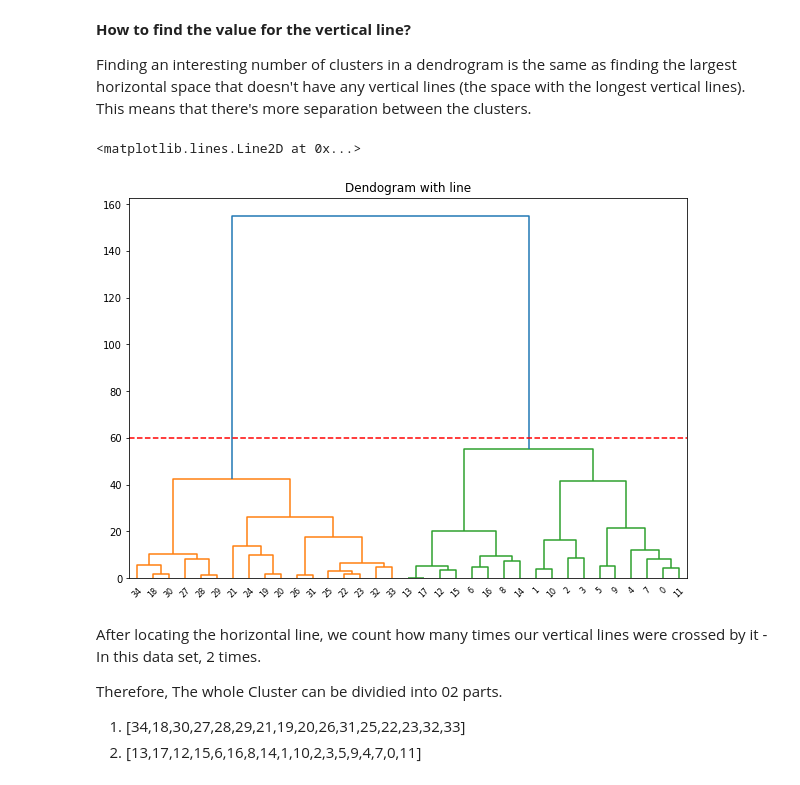
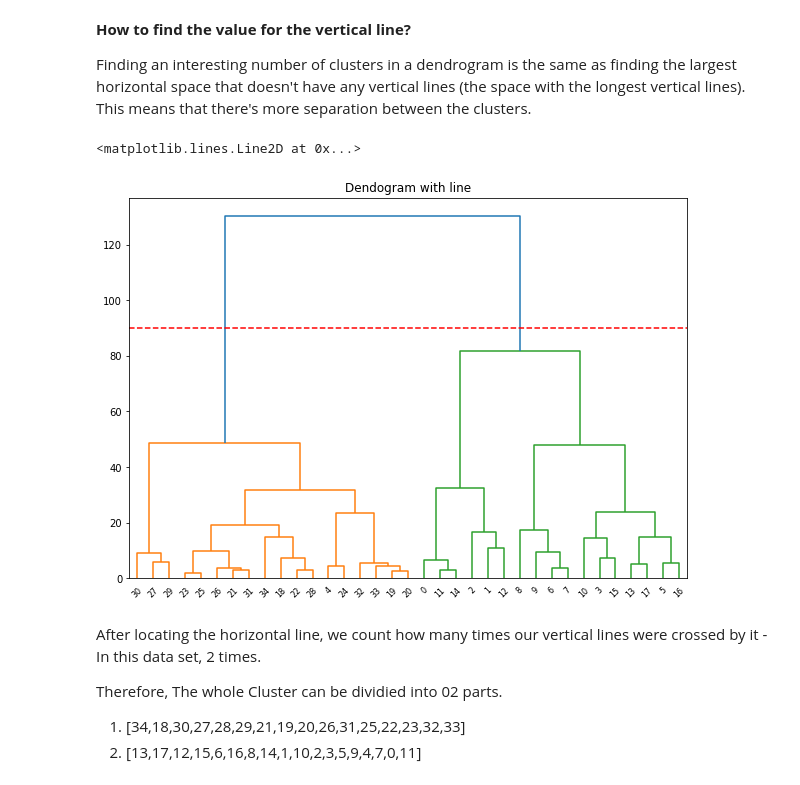
Before and after one commit to ThushanDodanwela/Clustering--Divisive, a Jupyter notebook: Divisive_Clustering.ipynb, the cells around one changed output. Saved outputs shown, nothing was run; the diff lists cells and outputs as text; code cells hidden in the pictures.

```diff
--- a/Divisive_Clustering.ipynb
+++ b/Divisive_Clustering.ipynb
@@ -14,9 +14,9 @@
 *   Dictionary name can be used as 'std_Dict'
 # %%
 std_Dict={'id':['001','002','003','004','005','006','007','008','009','010','011','012','013','014','015','016','017','018','019','020','021','022','023','024','025','026','027','028','029','030','031','032','033','034','035'],
-          'height':[187.5,175.70,188.23,182.19,177.49,170.82,161.17,180.83,164.50,175.87,171.87,183.94,162.49,159.63,165.68,160.95,156.95,159.64,157.20,142.76,141.74,132.97,146.96,148.43,148.12,150.17,158.52,163.89,156.80,158.20,157.90,157.54,145.46,150.24,152.93],
+          'height':[187.5,175.70,188.23,156.95,159.64,157.20,142.76,141.74,132.97,146.96,148.43,182.19,177.49,170.82,183.94,162.49,159.63,165.68,160.95,148.12,150.17,158.52,163.89,156.80,158.20,157.90,161.17,180.83,164.50,175.87,171.87,157.54,145.46,150.24,152.93],
           'weight':[73.62,96.48,99.79,93.58,69.03,83.41,76.17,79.78,70.92,84.62,96.93,75.79,85.91,84.55,78.08,88.90,78.40,84.34,44.08,59.42,58.12,58.85,51.11,52.14,64.86,50.64,57.23,45.54,48.17,48.59,42.51,56.02,55.67,54.98,41.34],
-          'gender':['M','M','M','M','M','M','M','M','M','M','M','M','M','M','M','M','M','M','F','F','F','F','F','F','F','F','F','F','F','F','F','F','F','F','F']}
+          }
 
 print(std_Dict)
 # %% [output]
@@ -96,14 +96,14 @@ Finding an interesting number of clusters in a dendrogram is the same as finding
 # %%
 plt.figure(figsize=(10, 7))
 plt.title("Dendogram with line")
 clusters = sc.linkage(data,
             method='ward',
             metric="euclidean")
 sc.dendrogram(clusters)
-plt.axhline(y = 60, color = 'r', linestyle = '--')
+plt.axhline(y = 90, color = 'r', linestyle = '--')
 # %% [output]
 <matplotlib.lines.Line2D at 0x...>
-[figure, old version]
+[figure, new version]
 # %% [markdown]
 After locating the horizontal line, we count how many times our vertical lines were crossed by it - In this data set, 2 times.
 
```
Also changed, not shown: parts of 11 cells of this notebook.
